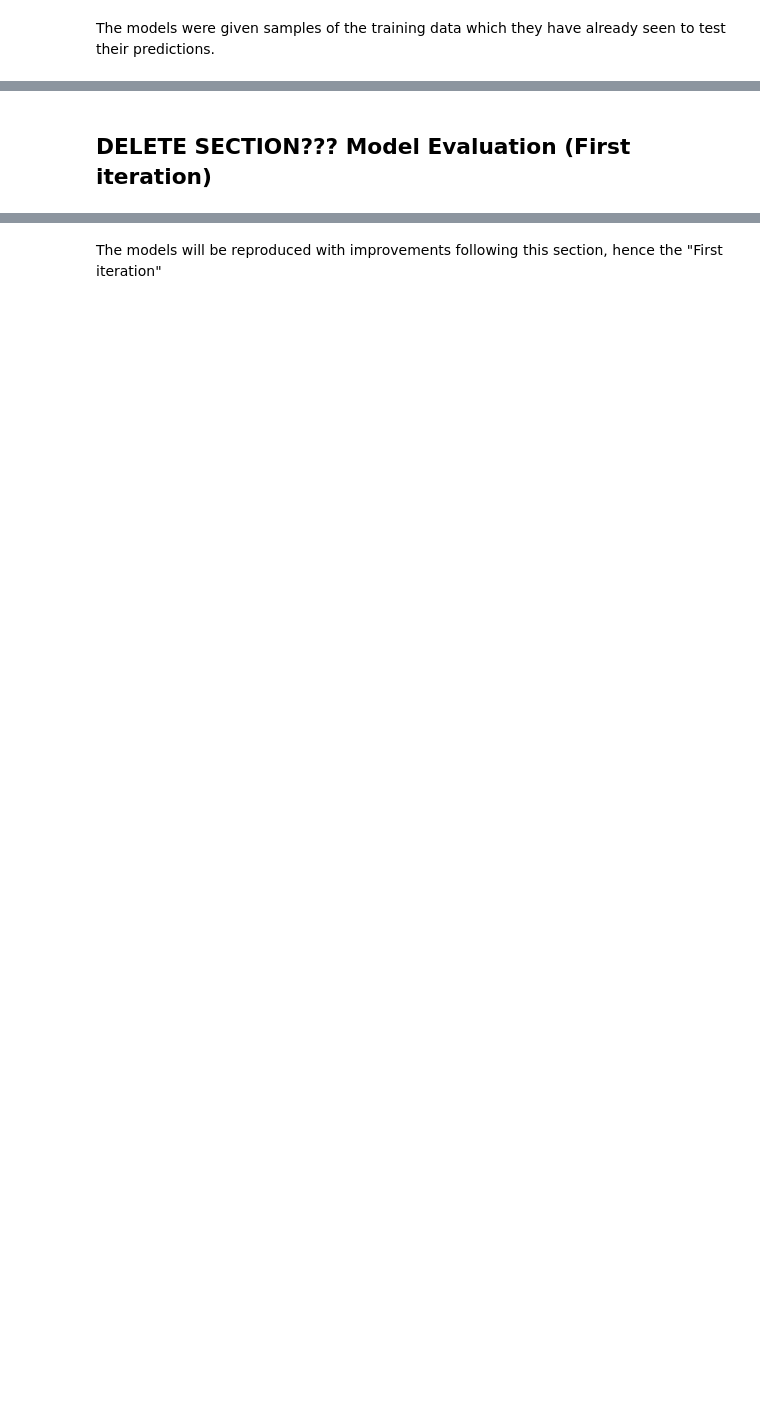
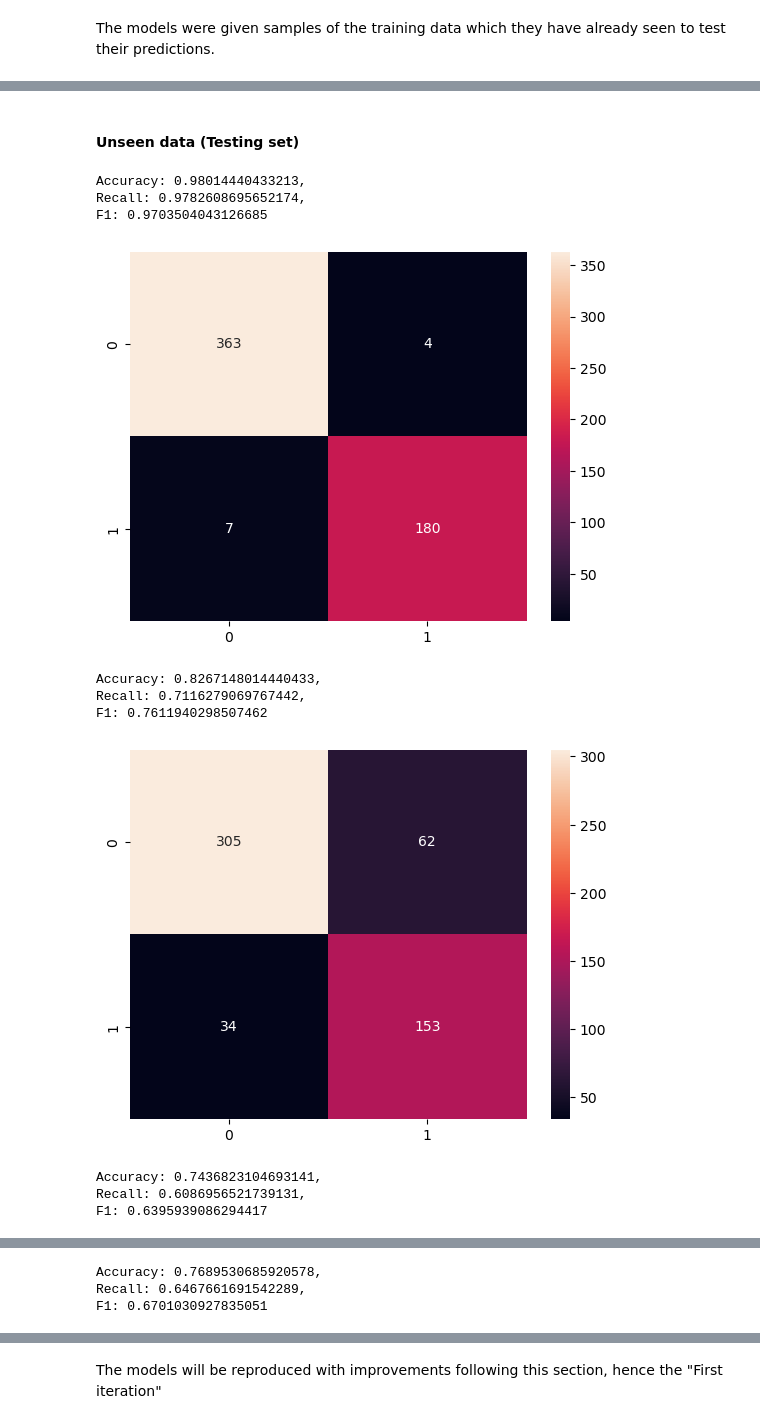
Before and after one commit to LewGoesB00M/CMP6202, a Jupyter notebook: Assignment/Code/CMP6202 Assignment 2.ipynb, the cells around one changed output, grey strips where cells are left out. Cells and saved outputs as stored; diff of their text form; code cells hidden in the pictures; blank space fills up the shorter version.

```diff
--- a/Assignment/Code/CMP6202 Assignment 2.ipynb
+++ b/Assignment/Code/CMP6202 Assignment 2.ipynb
@@ -657,2 +656,42 @@ F1: 0.994843588862152
-# %% [markdown]
-## DELETE SECTION??? Model Evaluation (First iteration)
+# %% [markdown]
+#### Unseen data (Testing set)
+# %%
+# Predict on the testing set with all five models.
+rf_unseen_pred = rf.predict(X_test)
+svc_unseen_pred = svc.predict(X_test)
+lr_unseen_pred = lr.predict(X_test)
+nb_unseen_pred = nb.predict(X_test)
+knn_unseen_pred = knn.predict(X_test)
+
+# Save a list of the predictions to iterate through.
+predictions = [rf_unseen_pred, svc_unseen_pred, lr_unseen_pred,
+               nb_unseen_pred, knn_unseen_pred]
+
+# Iterate through each model, outputting it's accuracy,
+# recall and F1-Score, also producing a confusion matrix.
+for pred in predictions:
+    acc = accuracy_score(pred, y_test)
+    recall = recall_score(pred, y_test)
+    f1 = f1_score(pred, y_test)
+    cm = confusion_matrix(y_test, pred) # Confusion matrix takes parameters in the inverse order.
+
+    # Output the metrics.
+    print(f"Accuracy: {acc},\nRecall: {recall},\nF1: {f1}")
+
+    # Create the matrix.
+    sns.heatmap(cm, annot = True, fmt = "g")
+    # Each matrix needs to be individually printed. If this line
+    # wasn't used, Seaborn would try to produce one overall matrix.
+    plt.show()
+# %% [output]
+Accuracy: 0.98014440433213,
+Recall: 0.9782608695652174,
+F1: 0.9703504043126685
+[figure, added]
+Accuracy: 0.8267148014440433,
+Recall: 0.7116279069767442,
+F1: 0.7611940298507462
+[figure, added]
+Accuracy: 0.7436823104693141,
+Recall: 0.6086956521739131,
+F1: 0.6395939086294417
@@ -658,0 +699,3 @@ F1: 0.994843588862152
+Accuracy: 0.7689530685920578,
+Recall: 0.6467661691542289,
+F1: 0.6701030927835051
```
Also changed, not shown: parts of 26 cells of this notebook, 47 other files.
